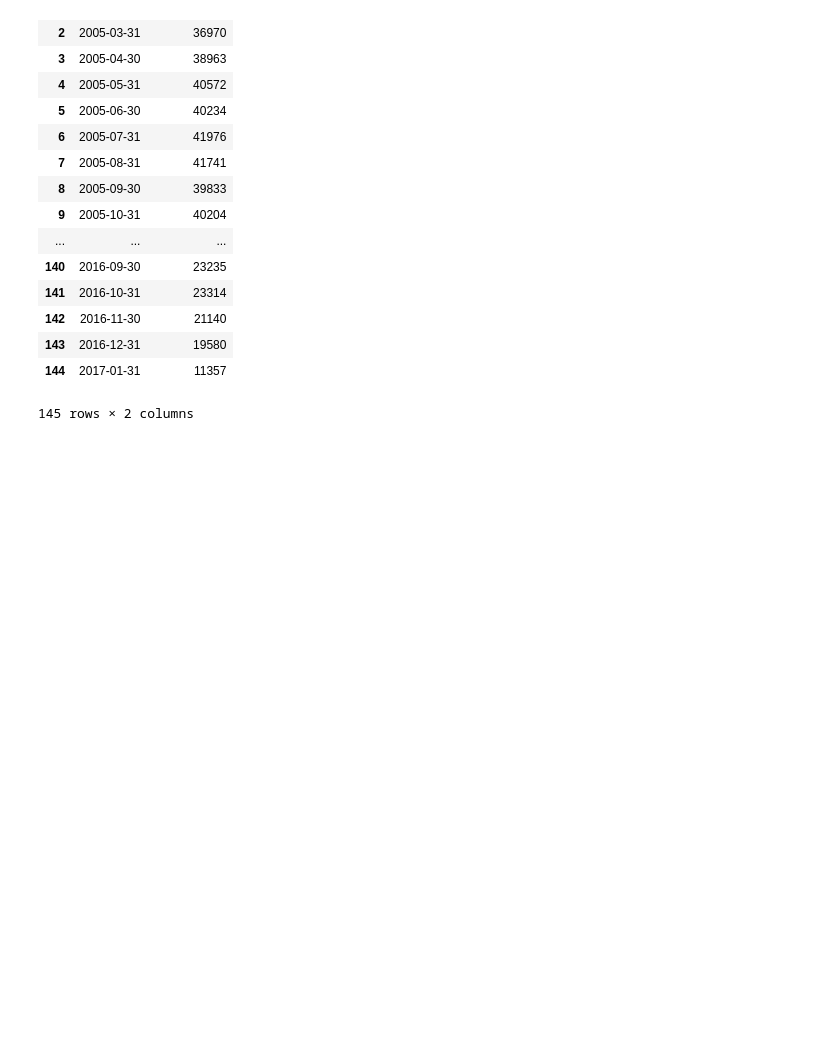
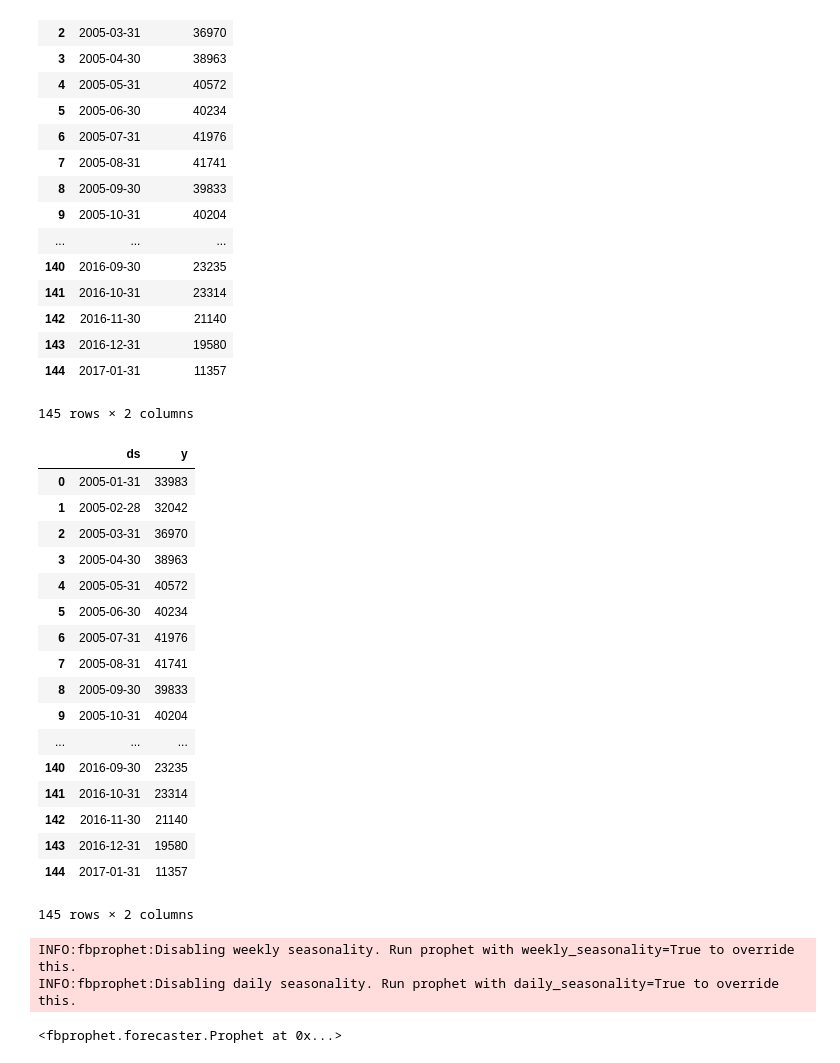
Before and after one commit to sagecodes/chicago-crime-prediction-fbprophet, a Jupyter notebook: chicago-crime-prediction-fbprophet.ipynb, the cells around one changed output. Saved outputs shown, nothing was run; the diff lists cells and outputs as text; code cells hidden in the pictures; blank space fills up the shorter version.

```diff
--- a/chicago-crime-prediction-fbprophet.ipynb
+++ b/chicago-crime-prediction-fbprophet.ipynb
@@ -292,0 +293,28 @@ chicago_prophet_df_final = chicago_prophet.rename(columns = {'Date':'ds','Crime'
+# %%
+chicago_prophet_df_final
+# %% [output]
+|  | ds | y |
+| 0 | 2005-01-31 | 33983 |
+| 1 | 2005-02-28 | 32042 |
+| 2 | 2005-03-31 | 36970 |
+| 3 | 2005-04-30 | 38963 |
+| 4 | 2005-05-31 | 40572 |
+| 5 | 2005-06-30 | 40234 |
+| 6 | 2005-07-31 | 41976 |
+| 7 | 2005-08-31 | 41741 |
+| 8 | 2005-09-30 | 39833 |
+| 9 | 2005-10-31 | 40204 |
+| ... | ... | ... |
+| 140 | 2016-09-30 | 23235 |
+| 141 | 2016-10-31 | 23314 |
+| 142 | 2016-11-30 | 21140 |
+| 143 | 2016-12-31 | 19580 |
+| 144 | 2017-01-31 | 11357 |
+145 rows × 2 columns
+# %%
+m = Prophet()
+m.fit(chicago_prophet_df_final)
+# %% [output]
+INFO:fbprophet:Disabling weekly seasonality. Run prophet with weekly_seasonality=True to override this.
+INFO:fbprophet:Disabling daily seasonality. Run prophet with daily_seasonality=True to override this.
+<fbprophet.forecaster.Prophet at 0x...>
```
Also changed, not shown: parts of 5 cells of this notebook.
